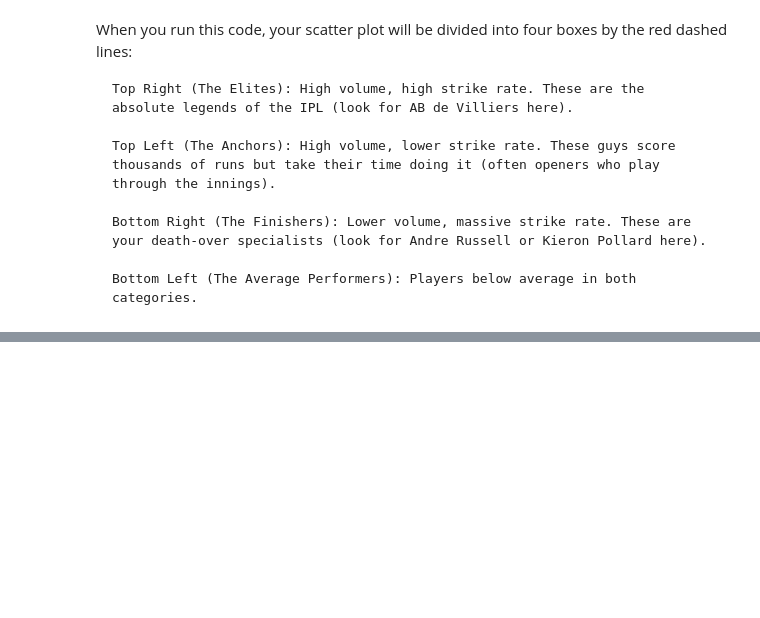
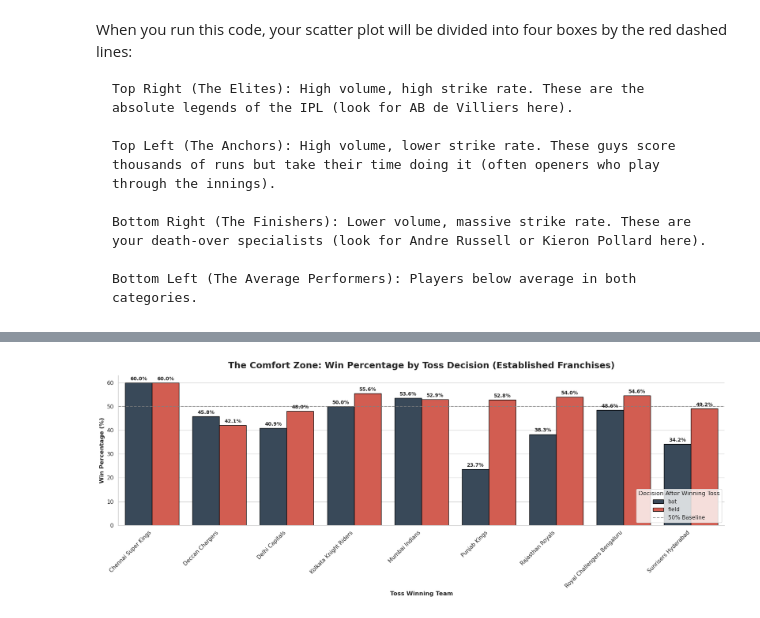
Before and after one commit to lyc0riz/IPL-crunch, a Jupyter notebook: notebooks/03_exploratory_analysis_and_visualization.ipynb, the cells around one changed output, grey strips where cells are left out. Drawn from its saved outputs; the diff is of its cells as text; code cells hidden in the pictures; blank space fills up the shorter version.

```diff
--- a/notebooks/03_exploratory_analysis_and_visualization.ipynb
+++ b/notebooks/03_exploratory_analysis_and_visualization.ipynb
@@ -359,0 +414,50 @@ When you run this code, your scatter plot will be divided into four boxes by the
+# %%
+# --- STEP 1: Get Clean Match-Level Data ---
+match_df = df.drop_duplicates(subset=['match_id']).copy()
+
+# --- STEP 2: The Dynamic Threshold Filter ---
+# Count how many total tosses each franchise has won historically
+toss_counts = match_df['toss_winner'].value_counts()
+
+# Create a dynamic list of teams that have won at least 40 tosses
+valid_teams = toss_counts[toss_counts >= 40].index
+
+# Filter the dataset to only include those established teams
+toss_data = match_df[match_df['toss_winner'].isin(valid_teams)].copy()
+
+# --- STEP 3: The Win Calculation ---
+toss_data['toss_winner_won'] = (toss_data['toss_winner'] == toss_data['winner']).astype(int)
+
+specialty_stats = toss_data.groupby(['toss_winner', 'toss_decision'])['toss_winner_won'].mean().reset_index()
+specialty_stats['win_percentage'] = specialty_stats['toss_winner_won'] * 100
+
+# --- STEP 4: Build the Expanded Visualization ---
+# Increased the width from 14 to 18 to comfortably fit more teams
+plt.figure(figsize=(18, 7))
+
+ax = sns.barplot(
+    data=specialty_stats,
+    x='toss_winner',
+    y='win_percentage',
+    hue='toss_decision',
+    palette=['#34495e', '#e74c3c'],
+    edgecolor='black'
+)
+
+plt.title('The Comfort Zone: Win Percentage by Toss Decision (Established Franchises)', fontsize=18, fontweight='bold', pad=15)
+plt.xlabel('Toss Winning Team', fontsize=12, fontweight='bold')
+plt.ylabel('Win Percentage (%)', fontsize=12, fontweight='bold')
+plt.axhline(50, color='gray', linestyle='--', alpha=0.7, label='50% Baseline')
+
+for container in ax.containers:
+    ax.bar_label(container, fmt='%.1f%%', padding=3, fontsize=10, fontweight='bold')
+
+# NEW: Rotate the team names on the X-axis by 45 degrees so they don't crash into each other
+plt.xticks(rotation=45, ha='right', fontsize=11)
+
+plt.legend(title='Decision After Winning Toss', loc='lower right')
+sns.despine()
+plt.tight_layout()
+plt.show()
+# %% [output]
+[figure, added]
```
Also changed, not shown: parts of 8 cells of this notebook, 1 other file.
